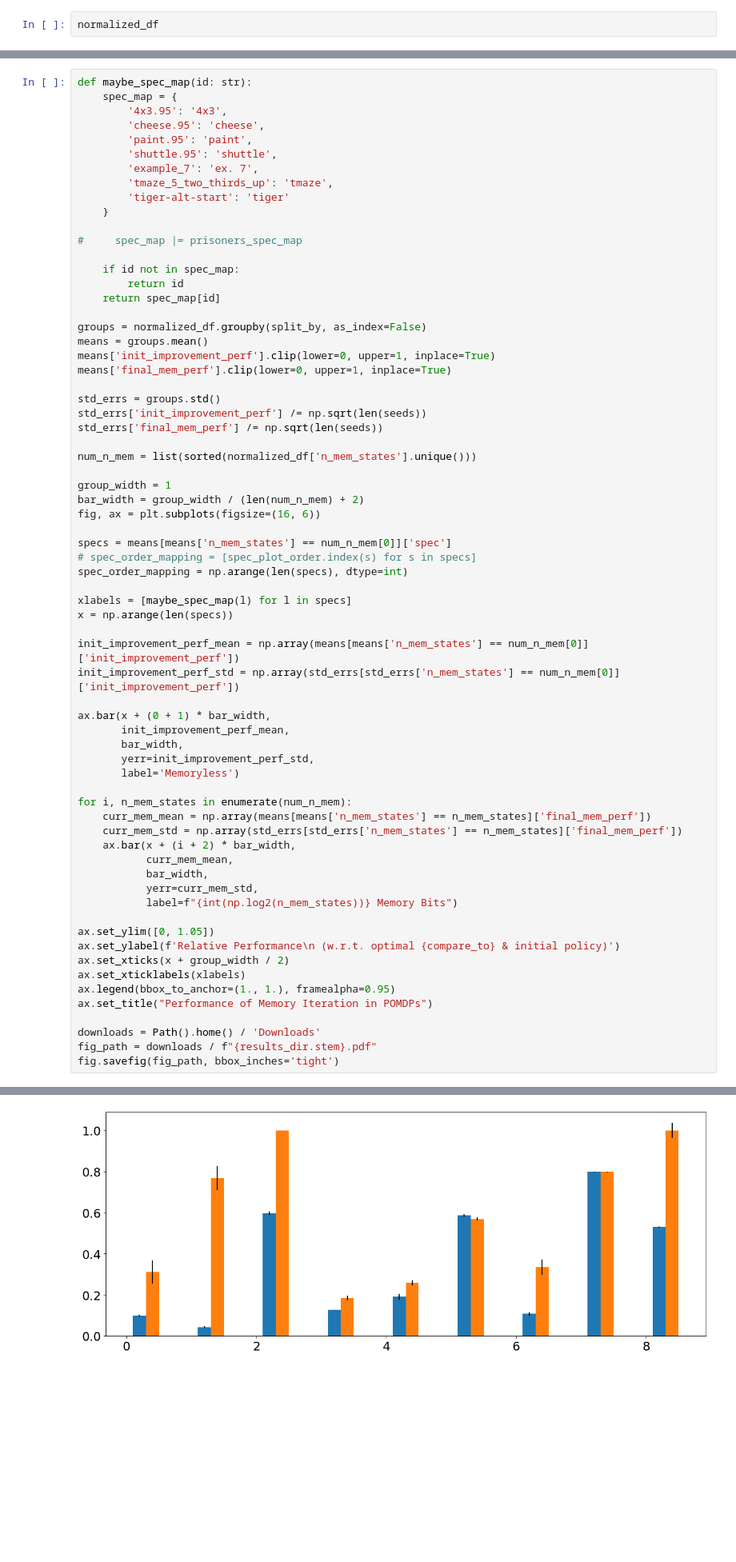
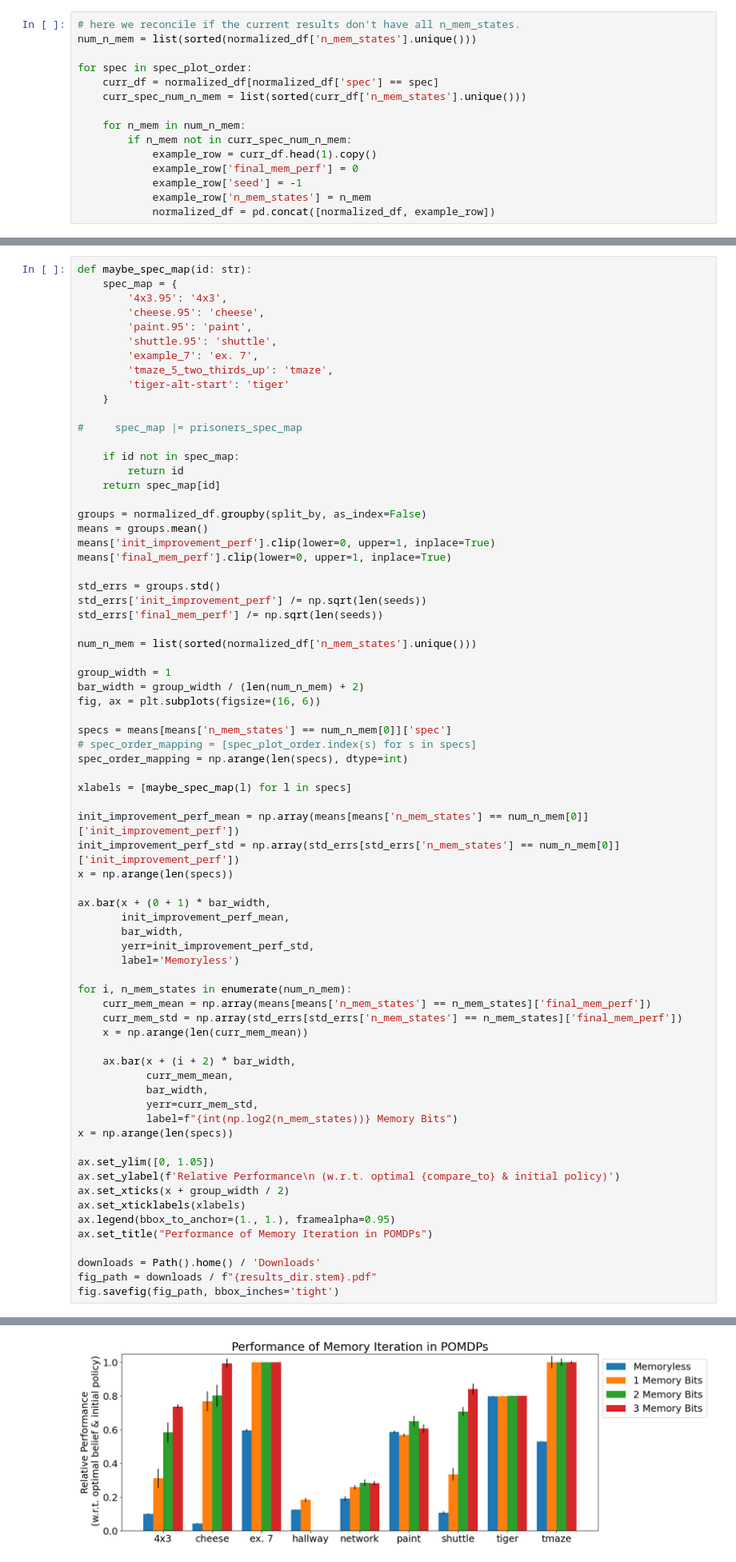
Before and after one commit to camall3n/grl, a Jupyter notebook: scripts/plotting/mi_performance.ipynb, the cells around one changed output, grey strips where cells are left out. Shown at 80% size. Drawn from its saved outputs; the diff is of its cells as text; blank space fills up the shorter version.

```diff
--- a/scripts/plotting/mi_performance.ipynb
+++ b/scripts/plotting/mi_performance.ipynb
@@ -172,4 +172,17 @@ normalized_df['final_mem_perf'] = (normalized_df['final_mem_perf'] - merged_df['
 del normalized_df['init_policy_perf']
 del normalized_df['compare_to_perf']
 # %%
-normalized_df
+# here we reconcile if the current results don't have all n_mem_states.
+num_n_mem = list(sorted(normalized_df['n_mem_states'].unique()))
+
+for spec in spec_plot_order:
+    curr_df = normalized_df[normalized_df['spec'] == spec]
+    curr_spec_num_n_mem = list(sorted(curr_df['n_mem_states'].unique()))
+
+    for n_mem in num_n_mem:
+        if n_mem not in curr_spec_num_n_mem:
+            example_row = curr_df.head(1).copy()
+            example_row['final_mem_perf'] = 0
+            example_row['seed'] = -1
+            example_row['n_mem_states'] = n_mem
+            normalized_df = pd.concat([normalized_df, example_row])
@@ -228,10 +236,10 @@ specs = means[means['n_mem_states'] == num_n_mem[0]]['spec']
 spec_order_mapping = np.arange(len(specs), dtype=int)
 
 xlabels = [maybe_spec_map(l) for l in specs]
-x = np.arange(len(specs))
 
 init_improvement_perf_mean = np.array(means[means['n_mem_states'] == num_n_mem[0]]['init_improvement_perf'])
 init_improvement_perf_std = np.array(std_errs[std_errs['n_mem_states'] == num_n_mem[0]]['init_improvement_perf'])
+x = np.arange(len(specs))
 
 ax.bar(x + (0 + 1) * bar_width,
        init_improvement_perf_mean,
@@ -242,11 +250,14 @@ ax.bar(x + (0 + 1) * bar_width,
 for i, n_mem_states in enumerate(num_n_mem):
     curr_mem_mean = np.array(means[means['n_mem_states'] == n_mem_states]['final_mem_perf'])
     curr_mem_std = np.array(std_errs[std_errs['n_mem_states'] == n_mem_states]['final_mem_perf'])
+    x = np.arange(len(curr_mem_mean))
+
     ax.bar(x + (i + 2) * bar_width,
            curr_mem_mean,
            bar_width,
            yerr=curr_mem_std,
            label=f"{int(np.log2(n_mem_states))} Memory Bits")
+x = np.arange(len(specs))
 
 ax.set_ylim([0, 1.05])
 ax.set_ylabel(f'Relative Performance\n (w.r.t. optimal {compare_to} & initial policy)')
@@ -263,2 +273,2 @@ ValueError: shape mismatch: objects cannot be broadcast to a single shape.  Mism
-[figure, old version]
+[figure, new version]
 # %%
```
Also changed, not shown: parts of 6 cells of this notebook, 2 other files.
